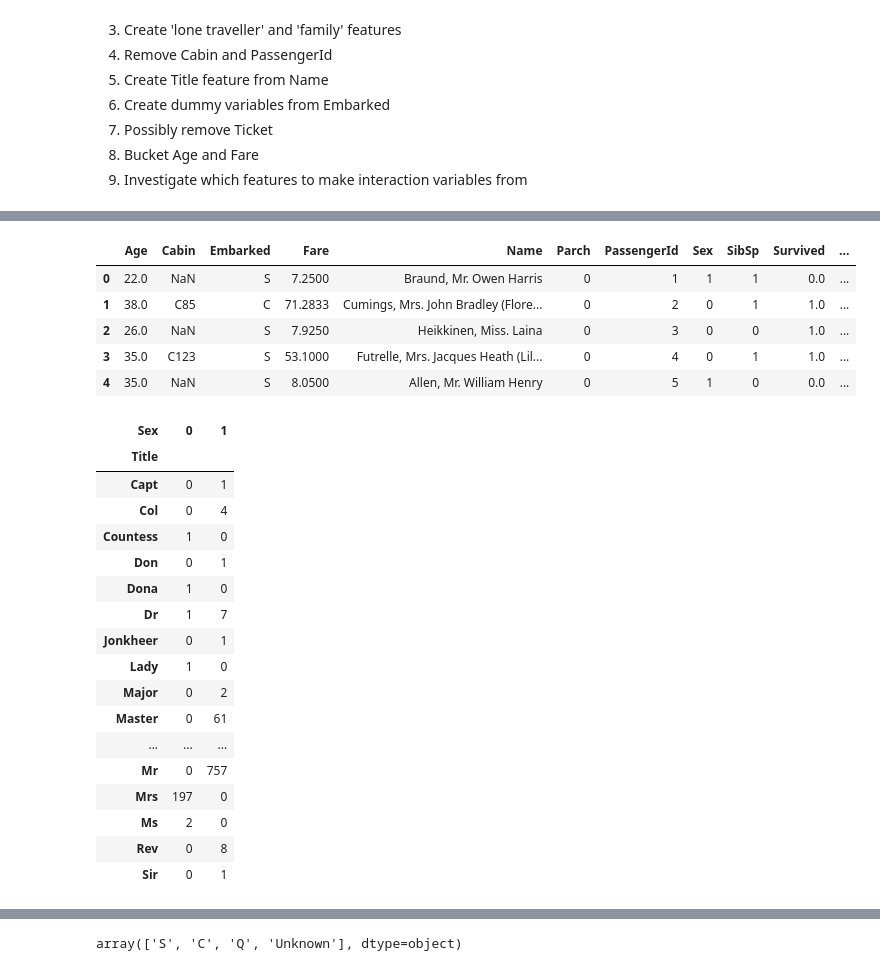
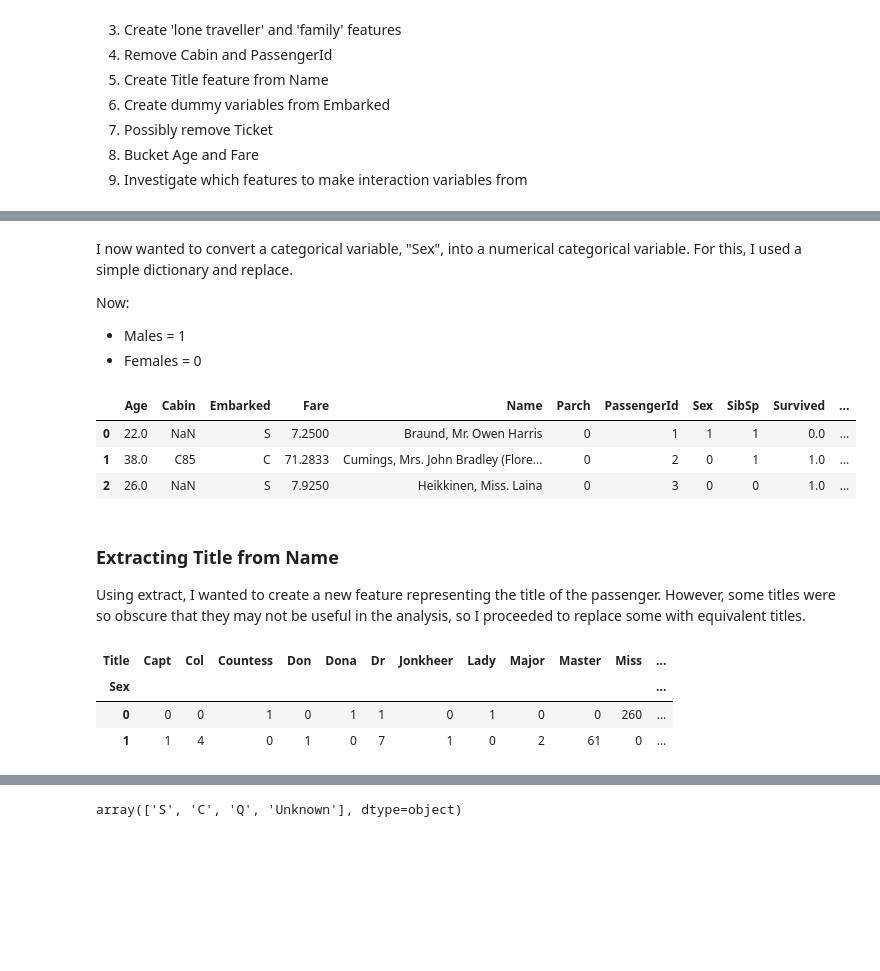
Before and after one commit to agodwinp/Titanic, a Jupyter notebook: Titanic - Machine Learning from Disaster.ipynb, the cells around one changed output, grey strips where cells are left out. Saved outputs shown, nothing was run; the diff lists cells and outputs as text; code cells hidden in the pictures; blank space fills up the shorter version.

```diff
--- a/Titanic - Machine Learning from Disaster.ipynb
+++ b/Titanic - Machine Learning from Disaster.ipynb
@@ -41,12 +41,12 @@ sns.set(style="whitegrid", color_codes=True, palette = "pastel")
 The Python Pandas packages helps us work with our datasets. We start by acquiring the training and testing datasets into Pandas DataFrames. We also combine these datasets to run certain operations on both datasets together.
 # %%
 # Comment out these statements to read data on Windows
-# raw_train = pd.read_csv('/Users/Arun/Documents/Documents/Kaggle/Titanic - Machine Learning from Disaster/train.csv')
-# raw_test = pd.read_csv('/Users/Arun/Documents/Documents/Kaggle/Titanic - Machine Learning from Disaster/test.csv')
+raw_train = pd.read_csv('C:/Users/I308570/Kaggle/Titanic - Machine Learning from Disaster/Data/train.csv')
+raw_test = pd.read_csv('C:/Users/I308570/Kaggle/Titanic - Machine Learning from Disaster/Data/test.csv')
 
 # Comment out these statements to read data on Mac
-raw_train = pd.read_csv('/Users/Arun/Documents/Documents/Kaggle/Titanic - Machine Learning from Disaster/train.csv')
-raw_test = pd.read_csv('/Users/Arun/Documents/Documents/Kaggle/Titanic - Machine Learning from Disaster/test.csv')
+#raw_train = pd.read_csv('/Users/Arun/Documents/Documents/Kaggle/Titanic - Machine Learning from Disaster/train.csv')
+#raw_test = pd.read_csv('/Users/Arun/Documents/Documents/Kaggle/Titanic - Machine Learning from Disaster/test.csv')
 
 full = raw_train.append(raw_test, ignore_index=True)
 
@@ -400,37 +398,31 @@ full.head()
+# %% [markdown]
+I now wanted to convert a categorical variable, "Sex", into a numerical categorical variable. For this, I used a simple dictionary and replace.
+
+Now:
+- Males = 1
+- Females = 0
 # %%
 Gender = {"Sex": {"male": 1, "female": 0}}
 
 full.replace(Gender, inplace=True)
-full.head()
+full.head(n=3)
 # %% [output]
 |  | Age | Cabin | Embarked | Fare | Name | Parch | PassengerId | Sex | SibSp | Survived | ... |
 | 0 | 22.0 | NaN | S | 7.2500 | Braund, Mr. Owen Harris | 0 | 1 | 1 | 1 | 0.0 | ... |
 | 1 | 38.0 | C85 | C | 71.2833 | Cumings, Mrs. John Bradley (Flore... | 0 | 2 | 0 | 1 | 1.0 | ... |
 | 2 | 26.0 | NaN | S | 7.9250 | Heikkinen, Miss. Laina | 0 | 3 | 0 | 0 | 1.0 | ... |
-| 3 | 35.0 | C123 | S | 53.1000 | Futrelle, Mrs. Jacques Heath (Lil... | 0 | 4 | 0 | 1 | 1.0 | ... |
-| 4 | 35.0 | NaN | S | 8.0500 | Allen, Mr. William Henry | 0 | 5 | 1 | 0 | 0.0 | ... |
+# %% [markdown]
+### Extracting Title from Name
+
+Using extract, I wanted to create a new feature representing the title of the passenger. However, some titles were so obscure that they may not be useful in the analysis, so I proceeded to replace some with equivalent titles.
 # %%
 full['Title'] = full['Name'].str.extract(' ([A-Za-z]+)\.', expand=True)
-pd.crosstab(full['Title'], full['Sex'])
+pd.crosstab(full['Sex'], full['Title'])
 # %% [output]
-| Sex | 0 | 1 |
-| Title |  |  |
-| Capt | 0 | 1 |
-| Col | 0 | 4 |
-| Countess | 1 | 0 |
-| Don | 0 | 1 |
-| Dona | 1 | 0 |
-| Dr | 1 | 7 |
-| Jonkheer | 0 | 1 |
-| Lady | 1 | 0 |
-| Major | 0 | 2 |
-| Master | 0 | 61 |
-| ... | ... | ... |
-| Mr | 0 | 757 |
-| Mrs | 197 | 0 |
-| Ms | 2 | 0 |
-| Rev | 0 | 8 |
-| Sir | 0 | 1 |
+| Title | Capt | Col | Countess | Don | Dona | Dr | Jonkheer | Lady | Major | Master | Miss | ... |
+| Sex |  |  |  |  |  |  |  |  |  |  |  | ... |
+| 0 | 0 | 0 | 1 | 0 | 1 | 1 | 0 | 1 | 0 | 0 | 260 | ... |
+| 1 | 1 | 4 | 0 | 1 | 0 | 7 | 1 | 0 | 2 | 61 | 0 | ... |
 # %%
 full['Title'] = full['Title'].replace('Mlle', 'Miss')
 full['Title'] = full['Title'].replace('Ms', 'Miss')
```
Also changed, not shown: parts of 40 cells of this notebook.
